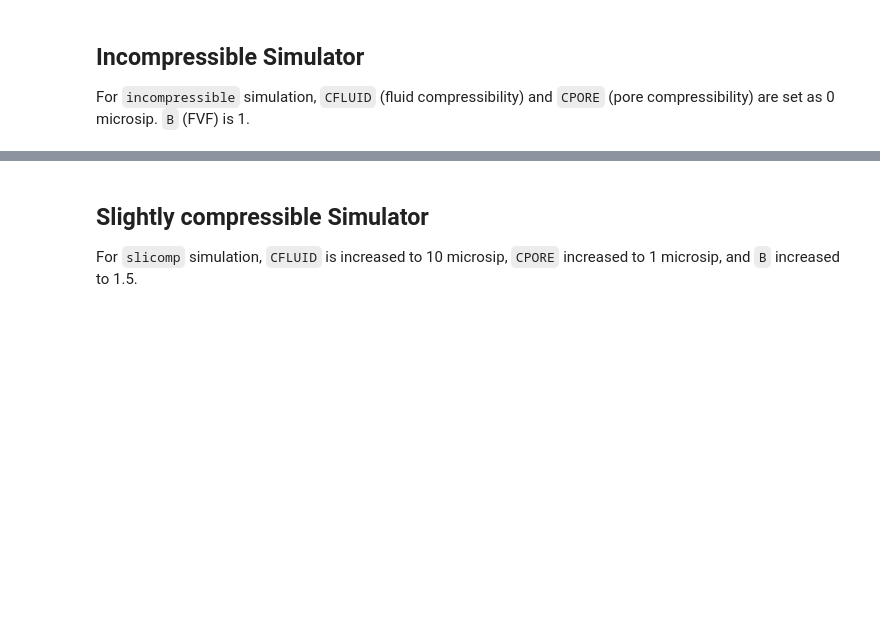
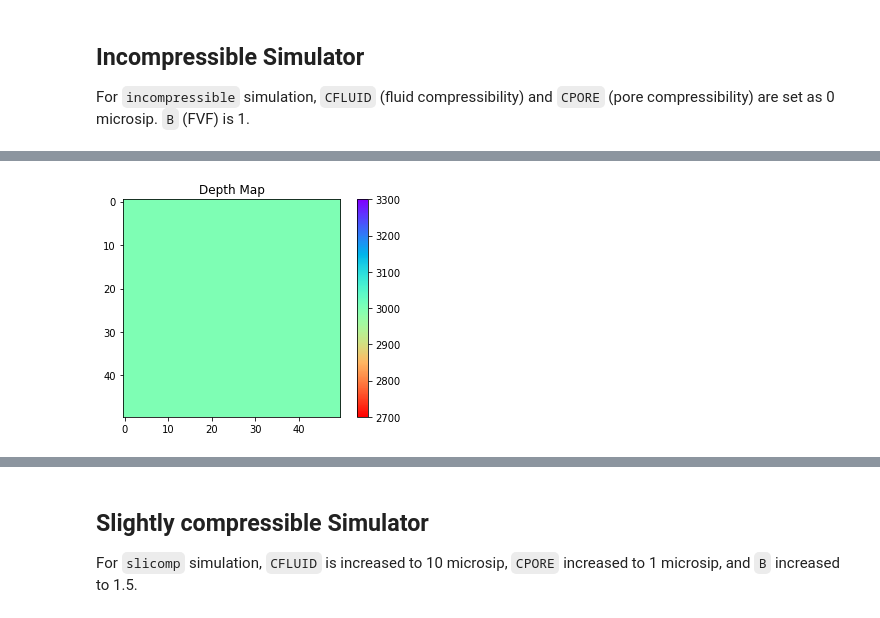
Before and after one commit to yohanesnuwara/pyresim, a Jupyter notebook: simulators/PyReSim2d.ipynb, the cells around one changed output, grey strips where cells are left out. Saved outputs shown, nothing was run; the diff lists cells and outputs as text; code cells hidden in the pictures; blank space fills up the shorter version.

```diff
--- a/simulators/PyReSim2d.ipynb
+++ b/simulators/PyReSim2d.ipynb
@@ -38,0 +468,7 @@ For `incompressible` simulation, `CFLUID` (fluid compressibility) and `CPORE` (p
+# %%
+plt.imshow(z_array, cmap='rainbow_r')
+plt.title('Depth Map')
+plt.colorbar()
+plt.show()
+# %% [output]
+[figure, added]
```
Also changed, not shown: parts of 19 cells of this notebook.
